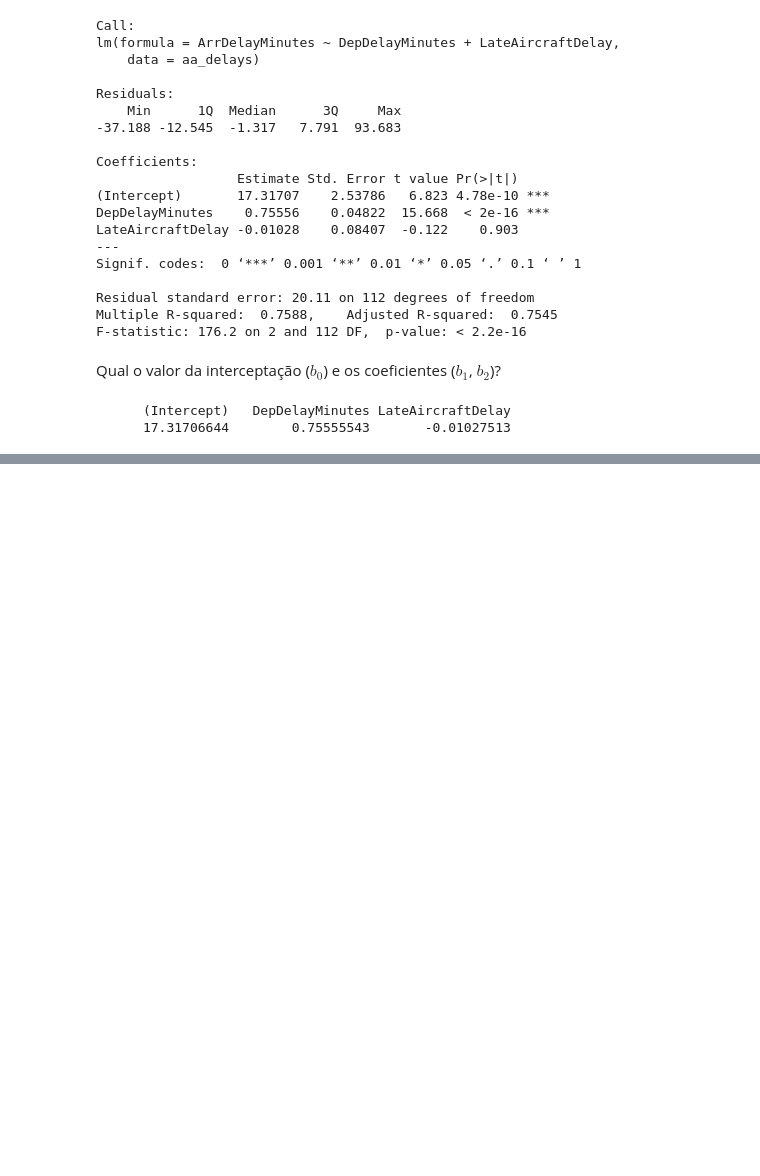
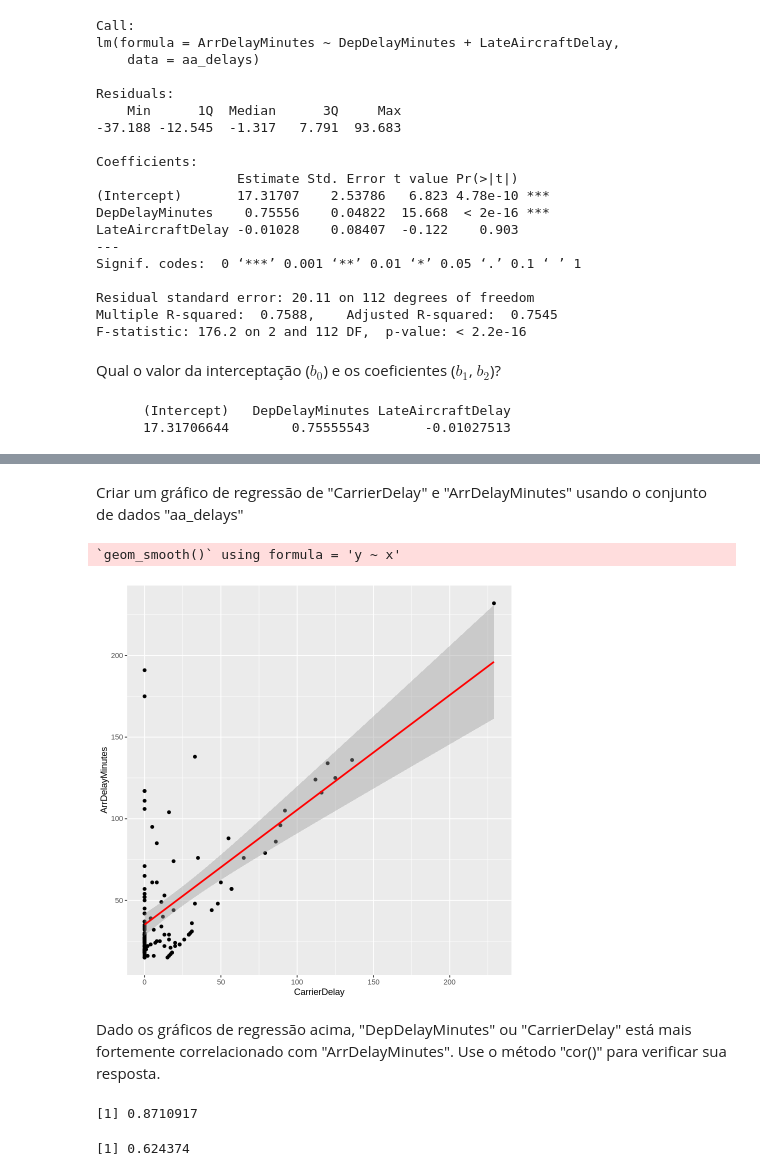
Before and after one commit to Code-Lipe/model_development_tidyverse, a Jupyter notebook: model_development.ipynb, the cells around one changed output, grey strips where cells are left out. Cells and saved outputs as stored; diff of their text form; code cells hidden in the pictures; blank space fills up the shorter version.

```diff
--- a/model_development.ipynb
+++ b/model_development.ipynb
@@ -211,0 +294,22 @@ mlr$coefficients
+# %% [markdown]
+Criar um gráfico de regressão de "CarrierDelay" e "ArrDelayMinutes" usando o conjunto de dados "aa_delays"
+# %%
+ggplot(
+    aa_delays,
+    aes(x = CarrierDelay, y = ArrDelayMinutes)) +
+  geom_point() +
+  stat_smooth(method = "lm", col = "red")
+# %% [output]
+`geom_smooth()` using formula = 'y ~ x'
+[figure, added]
+# %% [markdown]
+Dado os gráficos de regressão acima, "DepDelayMinutes" ou "CarrierDelay" está mais fortemente correlacionado com "ArrDelayMinutes". Use o método "cor()" para verificar sua resposta.
+# %%
+cor(aa_delays$DepDelayMinutes,
+    aa_delays$ArrDelayMinutes)
+
+cor(aa_delays$CarrierDelay,
+    aa_delays$ArrDelayMinutes)
+# %% [output]
+[1] 0.8710917
+[1] 0.624374
```
Also changed, not shown: parts of 60 cells of this notebook.
